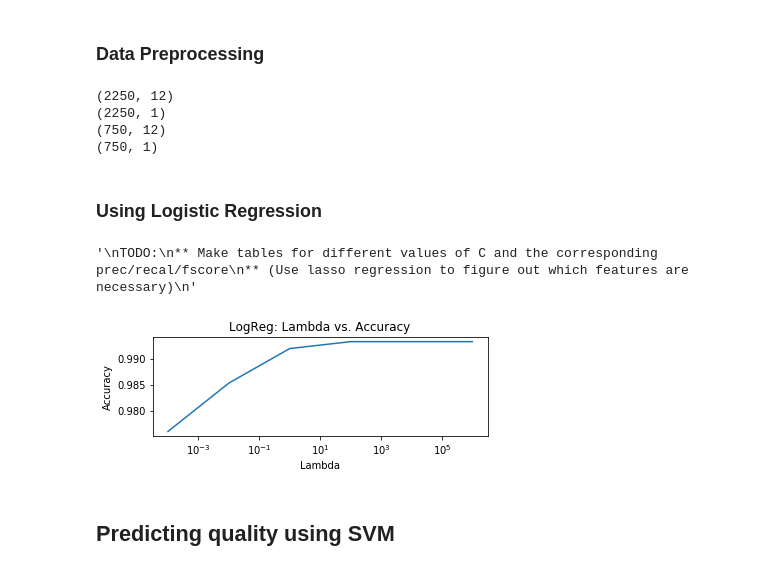
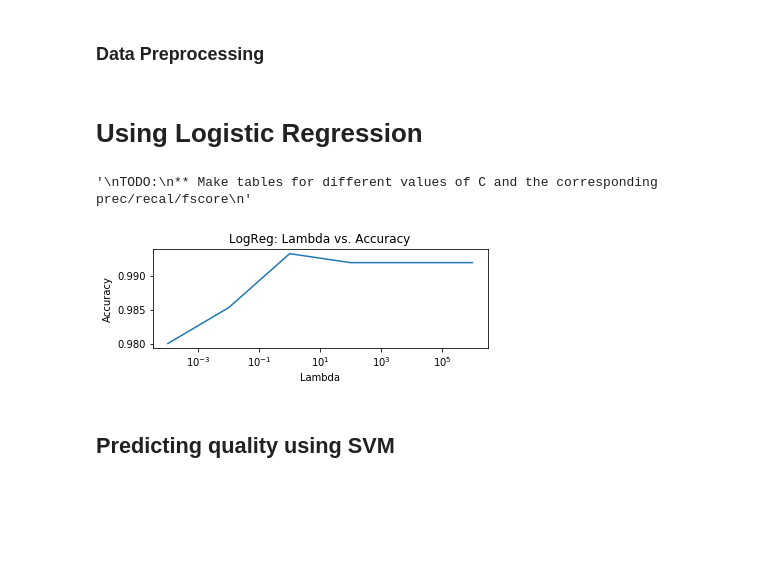
Before and after one commit to jonnysassoon/Mark-and-Jonny-ML-Project, a Jupyter notebook: Predicting Wine Type.ipynb, the cells around one changed output. Drawn from its saved outputs; the diff is of its cells as text; code cells hidden in the pictures; blank space fills up the shorter version.

Commit message:
Added preprocessing function

```diff
--- a/Predicting Wine Type.ipynb
+++ b/Predicting Wine Type.ipynb
@@ -183,45 +161,32 @@ plt.show()
 ### Data Preprocessing
 # %%
 # Separate y's from red
-red_y = red[:, -1]
-# print(display(red))
-red_y = np.reshape(red_y, (len(red_y), 1))
-# display(red_y)
-red_x = red[:, :-1]
-# Separate y's from white
-white_y = white[:, -1]
-white_y = np.reshape(white_y, (len(white_y), 1))
-white_x = white[:, :-1]
-
-# print("red-y shape:", red_y.shape)
-# print("white-y shape", white_y.shape)
-# Combine red and white data into a single matrix
-x = np.vstack((red_x, white_x))
-df = pd.DataFrame(x)
-# Scale x data
-x_scale = preprocessing.scale(x)
-# Combine y's from red and white into a single vector
-y = np.vstack((red_y, white_y))
-
-# print("X shape:", x_scale.shape)
-# print("y shape:", y.shape)
-# print(x_scale[:6, :])
-# print(y[:6, :])
-
-# Splitting data into training and test data
-
-x_train, x_test, y_train, y_test = train_test_split(x_scale, y, )
-print(x_train.shape)
-print(y_train.shape)
-print(x_test.shape)
-print(y_test.shape)
+def preprocess(red, white, target_axis, func = "scale"):
+    if (func != "scale" or func != "pca"):
+        func = "scale"
+    red_y = red[:, target_axis]
+    red_y = np.reshape(red_y, (len(red_y), 1))
+    white_y = white[:, target_axis]
+    white_y = np.reshape(white_y, (len(white_y), 1))
+    red_x = np.delete(red, target_axis, axis = 1) # get all columns besides the target
+    white_x = np.delete(white, target_axis, axis = 1)
+    # Combine red and white data into a single matrix
+    x = np.vstack((red_x, white_x))
+    df = pd.DataFrame(x)
+    # Scale x data
+    if (func == "scale"):
+        x_scale = preprocessing.scale(x)
+    elif (func == "pca"):
+        pca = decomposition.PCA()
+        x_scale = pca.fit_transform(x)
+    # Combine y's from red and white into a single vector
+    y = np.vstack((red_y, white_y))
+    x_train, x_test, y_train, y_test = train_test_split(x_scale, y)
+    return x_train, x_test, y_train, y_test
-# %% [output]
-(2250, 12)
-(2250, 1)
-(750, 12)
-(750, 1)
+# %%
+x_train, x_test, y_train, y_test = preprocess(red, white, 12, func ="pca")
 # %% [markdown]
-### Using Logistic Regression
+# Using Logistic Regression
 # %%
 def runLogReg(x_train, y_train, x_test, y_test, lamb = 10000000):
     logreg = LogisticRegression(C=lamb)
@@ -256,17 +221,16 @@ def get_results(x_train, y_train, x_test, y_test, Cs = [.0001, .01, 1, 100, 1000
 # %%
 res = get_results(x_train, y_train, x_test, y_test)
 plt.figure().add_subplot(2, 1, 1).set_xscale("log")
 plt.plot(res.keys(), [res[c]["acc"] for c in res.keys()])
 plt.title("LogReg: Lambda vs. Accuracy")
 plt.xlabel("Lambda")
 plt.ylabel("Accuracy")
 """
 TODO:
 ** Make tables for different values of C and the corresponding prec/recal/fscore
-** (Use lasso regression to figure out which features are necessary)
 """
 # %% [output]
-'\nTODO:\n** Make tables for different values of C and the corresponding prec/recal/fscore\n** (Use lasso regression to figure out which features are necessary)\n'
+'\nTODO:\n** Make tables for different values of C and the corresponding prec/recal/fscore\n'
-[figure, old version]
+[figure, new version]
 # %% [markdown]
 ## Predicting quality using SVM
```
Also changed, not shown: parts of 9 cells of this notebook.
